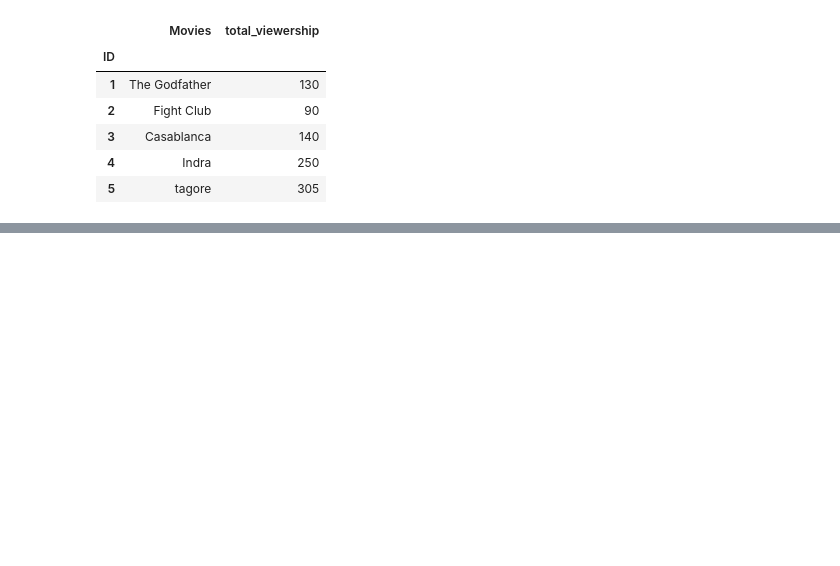
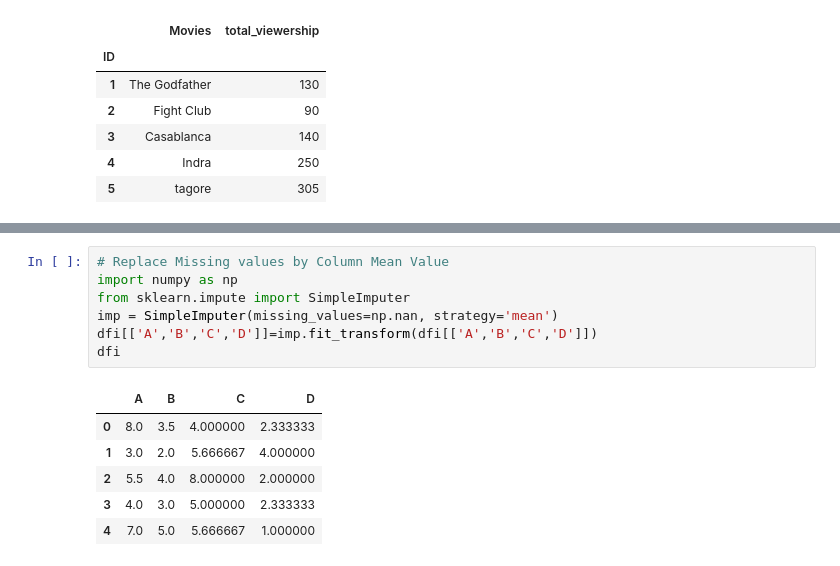
Before and after one commit to JKPradeep/DataScienceMaterial, a Jupyter notebook: 5 Library - Pandas Library/5.2 Library - Pandas - DataFrames.ipynb, the cells around one changed output, grey strips where cells are left out. Saved outputs shown, nothing was run; the diff lists cells and outputs as text; blank space fills up the shorter version.

```diff
--- a/5 Library - Pandas Library/5.2 Library - Pandas - DataFrames.ipynb
+++ b/5 Library - Pandas Library/5.2 Library - Pandas - DataFrames.ipynb
@@ -1240,0 +1257,14 @@ df2_Mov
+# %%
+# Replace Missing values by Column Mean Value
+import numpy as np
+from sklearn.impute import SimpleImputer
+imp = SimpleImputer(missing_values=np.nan, strategy='mean')
+dfi[['A','B','C','D']]=imp.fit_transform(dfi[['A','B','C','D']])
+dfi
+# %% [output]
+|  | A | B | C | D |
+| 0 | 8.0 | 3.5 | 4.000000 | 2.333333 |
+| 1 | 3.0 | 2.0 | 5.666667 | 4.000000 |
+| 2 | 5.5 | 4.0 | 8.000000 | 2.000000 |
+| 3 | 4.0 | 3.0 | 5.000000 | 2.333333 |
+| 4 | 7.0 | 5.0 | 5.666667 | 1.000000 |
```
Also changed, not shown: parts of 14 cells of this notebook.
